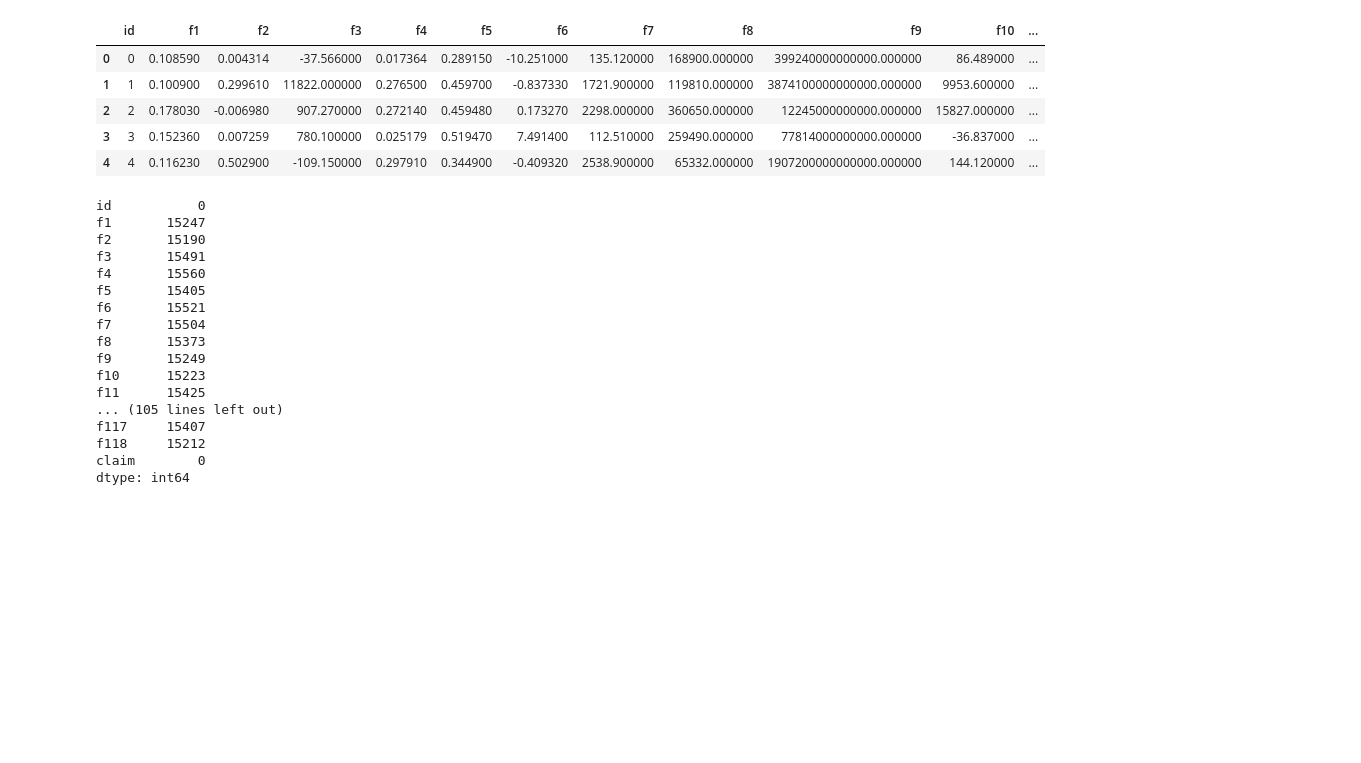
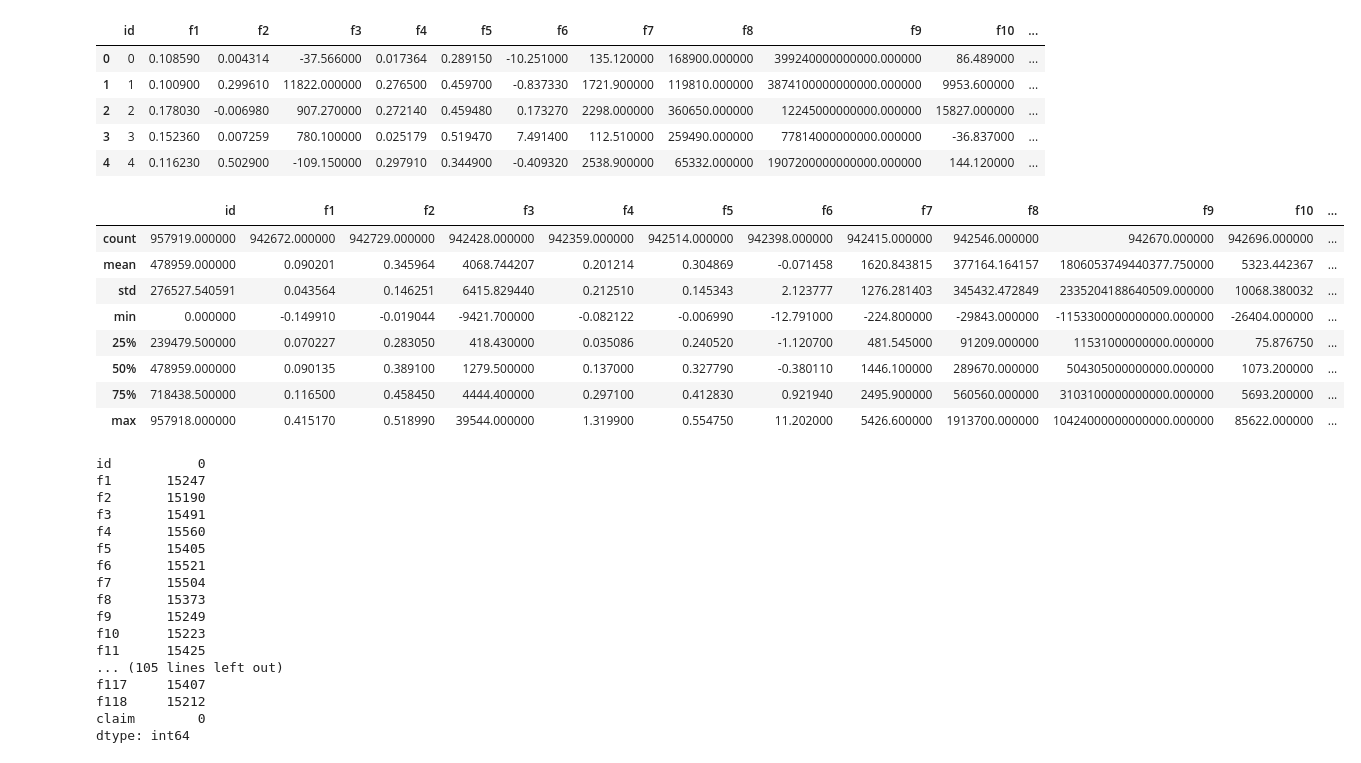
Before and after one commit to bbard264/dataprojects, a Jupyter notebook: tps/tps_SEP2021/tabular-playground-sept2021.ipynb, the cells around one changed output. Saved outputs shown, nothing was run; the diff lists cells and outputs as text; code cells hidden in the pictures; blank space fills up the shorter version.

```diff
--- a/tps/tps_SEP2021/tabular-playground-sept2021.ipynb
+++ b/tps/tps_SEP2021/tabular-playground-sept2021.ipynb
@@ -31,6 +29,18 @@ train_df.head()
 | 2 | 2 | 0.178030 | -0.006980 | 907.270000 | 0.272140 | 0.459480 | 0.173270 | 2298.000000 | 360650.000000 | 12245000000000.000000 | 15827.000000 | ... |
 | 3 | 3 | 0.152360 | 0.007259 | 780.100000 | 0.025179 | 0.519470 | 7.491400 | 112.510000 | 259490.000000 | 77814000000000.000000 | -36.837000 | ... |
 | 4 | 4 | 0.116230 | 0.502900 | -109.150000 | 0.297910 | 0.344900 | -0.409320 | 2538.900000 | 65332.000000 | 1907200000000000.000000 | 144.120000 | ... |
+# %%
+train_df.describe()
+# %% [output]
+|  | id | f1 | f2 | f3 | f4 | f5 | f6 | f7 | f8 | f9 | f10 | ... |
+| count | 957919.000000 | 942672.000000 | 942729.000000 | 942428.000000 | 942359.000000 | 942514.000000 | 942398.000000 | 942415.000000 | 942546.000000 | 942670.000000 | 942696.000000 | ... |
+| mean | 478959.000000 | 0.090201 | 0.345964 | 4068.744207 | 0.201214 | 0.304869 | -0.071458 | 1620.843815 | 377164.164157 | 1806053749440377.750000 | 5323.442367 | ... |
+| std | 276527.540591 | 0.043564 | 0.146251 | 6415.829440 | 0.212510 | 0.145343 | 2.123777 | 1276.281403 | 345432.472849 | 2335204188640509.000000 | 10068.380032 | ... |
+| min | 0.000000 | -0.149910 | -0.019044 | -9421.700000 | -0.082122 | -0.006990 | -12.791000 | -224.800000 | -29843.000000 | -1153300000000000.000000 | -26404.000000 | ... |
+| 25% | 239479.500000 | 0.070227 | 0.283050 | 418.430000 | 0.035086 | 0.240520 | -1.120700 | 481.545000 | 91209.000000 | 11531000000000.000000 | 75.876750 | ... |
+| 50% | 478959.000000 | 0.090135 | 0.389100 | 1279.500000 | 0.137000 | 0.327790 | -0.380110 | 1446.100000 | 289670.000000 | 504305000000000.000000 | 1073.200000 | ... |
+| 75% | 718438.500000 | 0.116500 | 0.458450 | 4444.400000 | 0.297100 | 0.412830 | 0.921940 | 2495.900000 | 560560.000000 | 3103100000000000.000000 | 5693.200000 | ... |
+| max | 957918.000000 | 0.415170 | 0.518990 | 39544.000000 | 1.319900 | 0.554750 | 11.202000 | 5426.600000 | 1913700.000000 | 10424000000000000.000000 | 85622.000000 | ... |
 # %%
 train_df.isnull( ).sum( )
 # %% [output]
```
Also changed, not shown: parts of 12 cells of this notebook.
